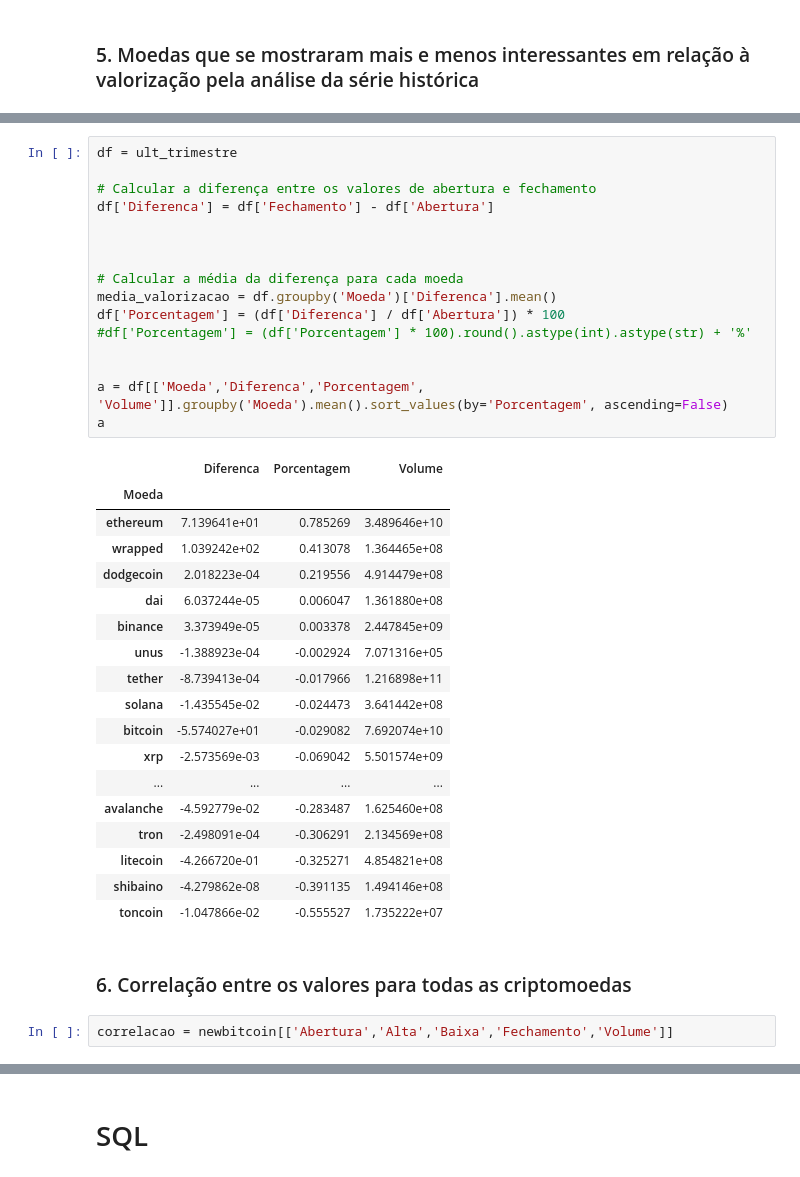
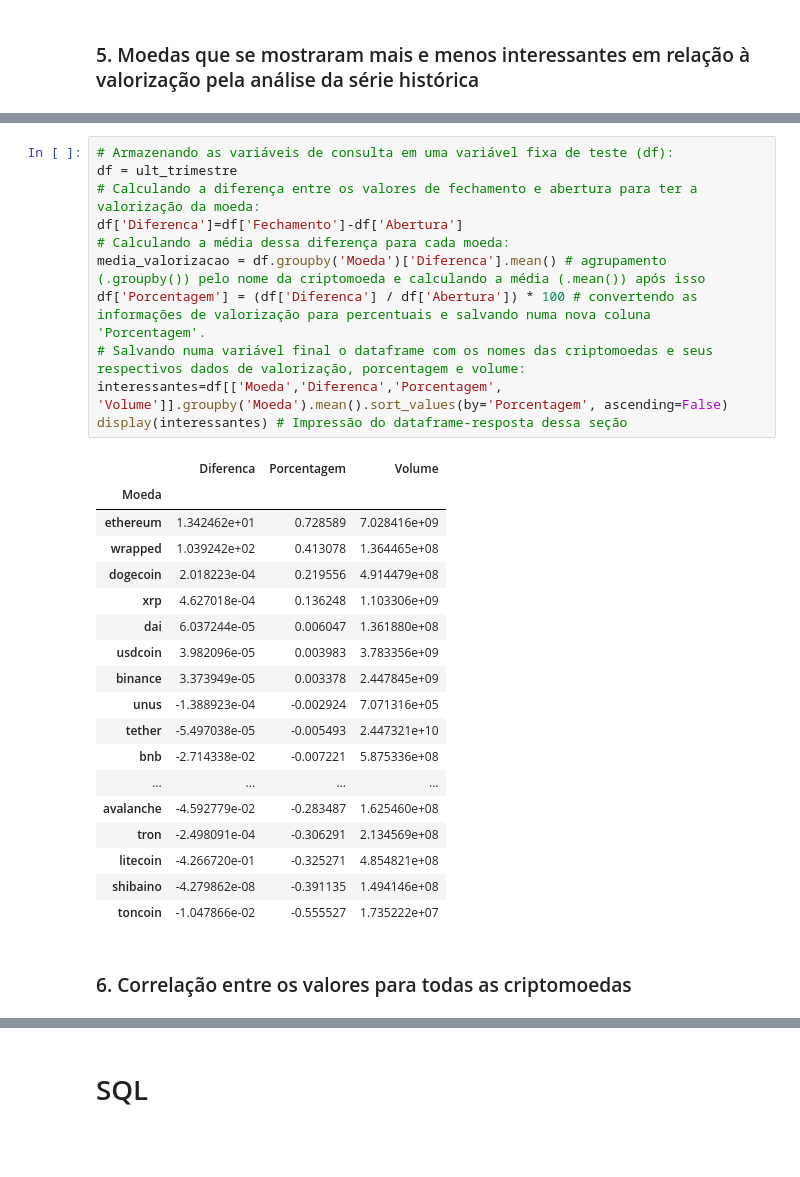
Before and after one commit to CassioRibeiro/ProjetoFinal, a Jupyter notebook: [M5]_Projeto_Final.ipynb, the cells around one changed output, grey strips where cells are left out. Cells and saved outputs as stored; diff of their text form; blank space fills up the shorter version.

```diff
--- a/[M5]_Projeto_Final.ipynb
+++ b/[M5]_Projeto_Final.ipynb
@@ -678,32 +747,27 @@ ult_trimestre.head(3)
 # %%
+# Armazenando as variáveis de consulta em uma variável fixa de teste (df):
 df = ult_trimestre
-
-# Calcular a diferença entre os valores de abertura e fechamento
-df['Diferenca'] = df['Fechamento'] - df['Abertura']
-
-
-
-# Calcular a média da diferença para cada moeda
-media_valorizacao = df.groupby('Moeda')['Diferenca'].mean()
-df['Porcentagem'] = (df['Diferenca'] / df['Abertura']) * 100
-#df['Porcentagem'] = (df['Porcentagem'] * 100).round().astype(int).astype(str) + '%'
-
-
-a = df[['Moeda','Diferenca','Porcentagem', 'Volume']].groupby('Moeda').mean().sort_values(by='Porcentagem', ascending=False)
-a
+# Calculando a diferença entre os valores de fechamento e abertura para ter a valorização da moeda:
+df['Diferenca']=df['Fechamento']-df['Abertura']
+# Calculando a média dessa diferença para cada moeda:
+media_valorizacao = df.groupby('Moeda')['Diferenca'].mean() # agrupamento (.groupby()) pelo nome da criptomoeda e calculando a média (.mean()) após isso
+df['Porcentagem'] = (df['Diferenca'] / df['Abertura']) * 100 # convertendo as informações de valorização para percentuais e salvando numa nova coluna 'Porcentagem'.
+# Salvando numa variável final o dataframe com os nomes das criptomoedas e seus respectivos dados de valorização, porcentagem e volume:
+interessantes=df[['Moeda','Diferenca','Porcentagem', 'Volume']].groupby('Moeda').mean().sort_values(by='Porcentagem', ascending=False)
+display(interessantes) # Impressão do dataframe-resposta dessa seção
 # %% [output]
 |  | Diferenca | Porcentagem | Volume |
 | Moeda |  |  |  |
-| ethereum | 7.139641e+01 | 0.785269 | 3.489646e+10 |
+| ethereum | 1.342462e+01 | 0.728589 | 7.028416e+09 |
 | wrapped | 1.039242e+02 | 0.413078 | 1.364465e+08 |
-| dodgecoin | 2.018223e-04 | 0.219556 | 4.914479e+08 |
+| dogecoin | 2.018223e-04 | 0.219556 | 4.914479e+08 |
+| xrp | 4.627018e-04 | 0.136248 | 1.103306e+09 |
 | dai | 6.037244e-05 | 0.006047 | 1.361880e+08 |
+| usdcoin | 3.982096e-05 | 0.003983 | 3.783356e+09 |
 | binance | 3.373949e-05 | 0.003378 | 2.447845e+09 |
 | unus | -1.388923e-04 | -0.002924 | 7.071316e+05 |
-| tether | -8.739413e-04 | -0.017966 | 1.216898e+11 |
-| solana | -1.435545e-02 | -0.024473 | 3.641442e+08 |
-| bitcoin | -5.574027e+01 | -0.029082 | 7.692074e+10 |
-| xrp | -2.573569e-03 | -0.069042 | 5.501574e+09 |
+| tether | -5.497038e-05 | -0.005493 | 2.447321e+10 |
+| bnb | -2.714338e-02 | -0.007221 | 5.875336e+08 |
 | ... | ... | ... | ... |
 | avalanche | -4.592779e-02 | -0.283487 | 1.625460e+08 |
 | tron | -2.498091e-04 | -0.306291 | 2.134569e+08 |
@@ -712,5 +776,3 @@ a
 | toncoin | -1.047866e-02 | -0.555527 | 1.735222e+07 |
 # %% [markdown]
 ### 6. Correlação entre os valores para todas as criptomoedas
-# %%
-correlacao = newbitcoin[['Abertura','Alta','Baixa','Fechamento','Volume']]
```
Also changed, not shown: parts of 55 cells of this notebook.
